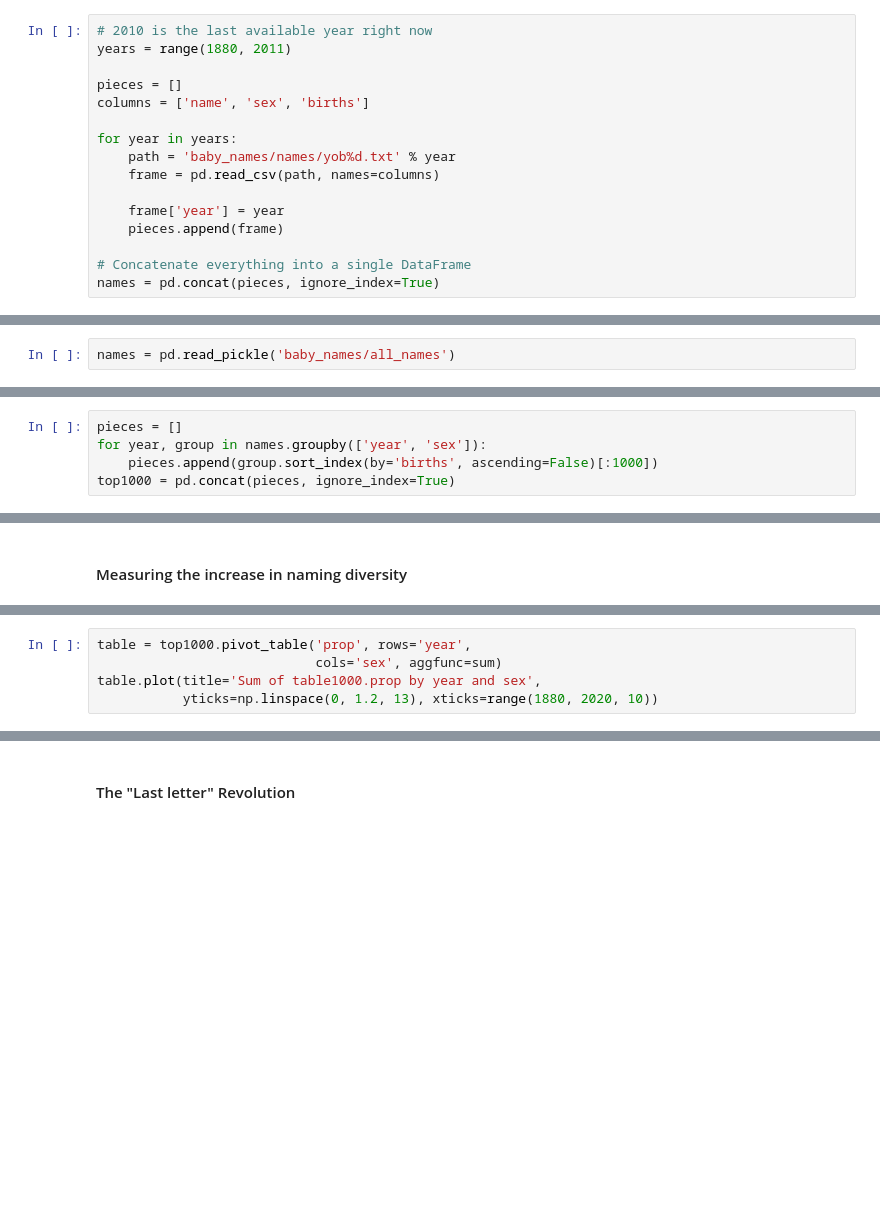
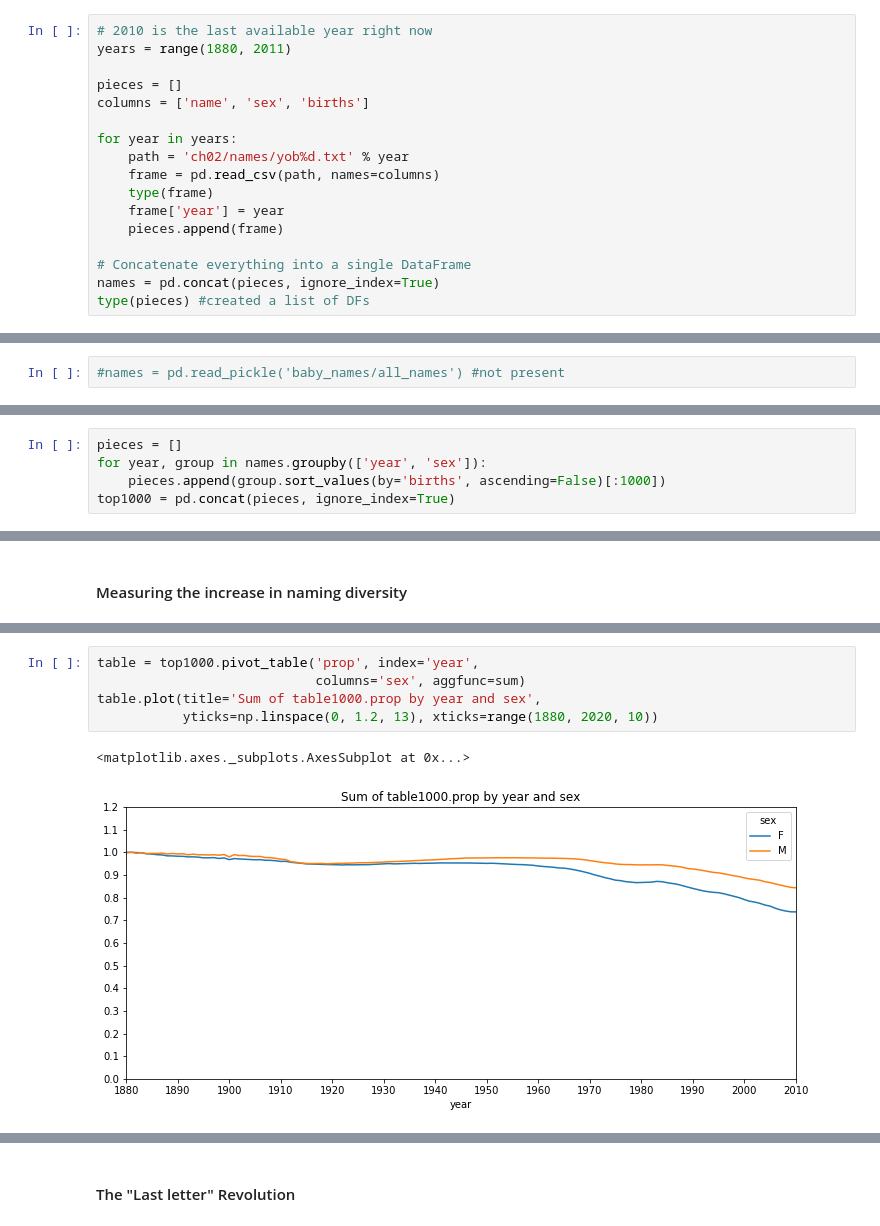
Before and after one commit to mnshr/py4da, a Jupyter notebook: ch02.ipynb, the cells around one changed output, grey strips where cells are left out. Saved outputs shown, nothing was run; the diff lists cells and outputs as text; blank space fills up the shorter version.

```diff
--- a/ch02.ipynb
+++ b/ch02.ipynb
@@ -407,11 +682,12 @@ pieces = []
 columns = ['name', 'sex', 'births']
 
 for year in years:
-    path = 'baby_names/names/yob%d.txt' % year
+    path = 'ch02/names/yob%d.txt' % year
     frame = pd.read_csv(path, names=columns)
-
+    type(frame)
     frame['year'] = year
     pieces.append(frame)
 
 # Concatenate everything into a single DataFrame
 names = pd.concat(pieces, ignore_index=True)
+type(pieces) #created a list of DFs
@@ -418,3 +696,3 @@ names = pd.concat(pieces, ignore_index=True)
 # %%
-names = pd.read_pickle('baby_names/all_names')
+#names = pd.read_pickle('baby_names/all_names') #not present
 # %%
@@ -446,7 +764,7 @@ top1000 = grouped.apply(get_top1000)
 # %%
 pieces = []
 for year, group in names.groupby(['year', 'sex']):
-    pieces.append(group.sort_index(by='births', ascending=False)[:1000])
+    pieces.append(group.sort_values(by='births', ascending=False)[:1000])
 top1000 = pd.concat(pieces, ignore_index=True)
 # %%
 top1000.index = np.arange(len(top1000))
@@ -472,7 +838,10 @@ plt.figure()
 # %%
-table = top1000.pivot_table('prop', rows='year',
-                            cols='sex', aggfunc=sum)
+table = top1000.pivot_table('prop', index='year',
+                            columns='sex', aggfunc=sum)
 table.plot(title='Sum of table1000.prop by year and sex',
            yticks=np.linspace(0, 1.2, 13), xticks=range(1880, 2020, 10))
+# %% [output]
+<matplotlib.axes._subplots.AxesSubplot at 0x...>
+[figure, added]
 # %%
 df = boys[boys.year == 2010]
```
Also changed, not shown: parts of 69 cells of this notebook.
